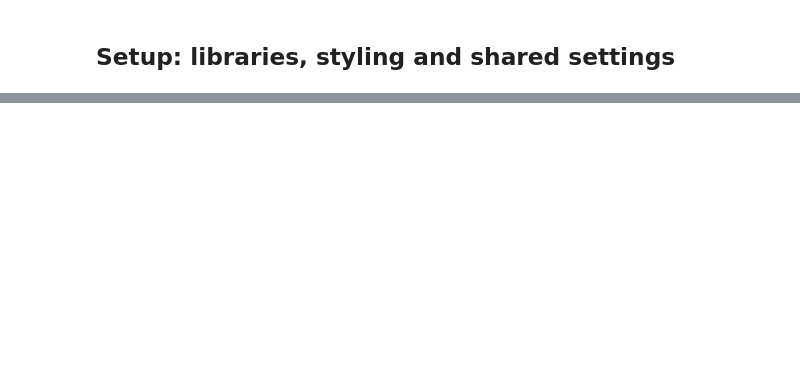
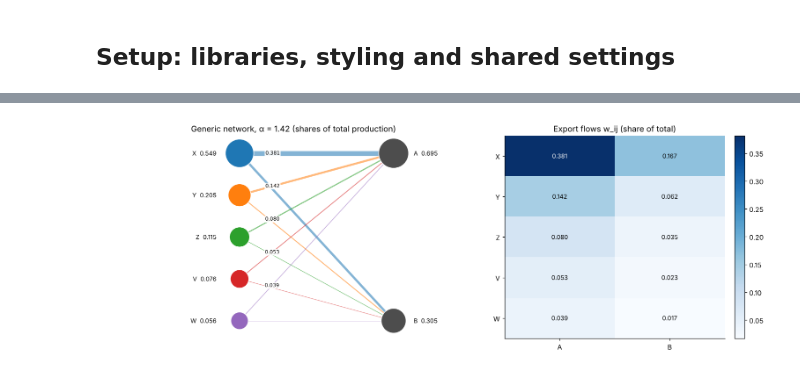
Before and after one commit to radiah23/Modeling-Fast-Fashion-Supply-Chain, a Jupyter notebook: Networks_FP_Model2.ipynb, the cells around one changed output, grey strips where cells are left out. Saved outputs shown, nothing was run; the diff lists cells and outputs as text; code cells hidden in the pictures; blank space fills up the shorter version.

```diff
--- a/Networks_FP_Model2.ipynb
+++ b/Networks_FP_Model2.ipynb
@@ -449,0 +235,16 @@ More spare capacity means the other producers can replace more of China's lost o
+# %%
+GEN_PRODUCERS = ["X", "Y", "Z", "V", "W"]
+GEN_MARKETS = ["A", "B"]
+MARKET_SHARES = cons.share.values                 # A ~ EU (70%), B ~ USA (30%)
+
+def generic_world(alpha):
+    return make_world(GEN_PRODUCERS, shares(alpha), GEN_MARKETS, MARKET_SHARES)
+
+GEN = generic_world(ALPHA_REAL)                    # the baseline for the simulations
+G_gen = build_network(GEN)
+fig, ax = plt.subplots(1, 2, figsize=(14, 5), gridspec_kw={"width_ratios": [1.6, 1]})
+draw_network(G_gen, GEN, f"Generic network, α = {ALPHA_REAL:.2f} (shares of total production)", ax[0], unit="", fmt="{:.3f}")
+draw_heatmap(G_gen, GEN, ax[1], title="Export flows w_ij (share of total)", fmt="{:.3f}")
+plt.tight_layout(); plt.show()
+# %% [output]
+[figure, added]
```
Also changed, not shown: parts of 58 cells of this notebook.
